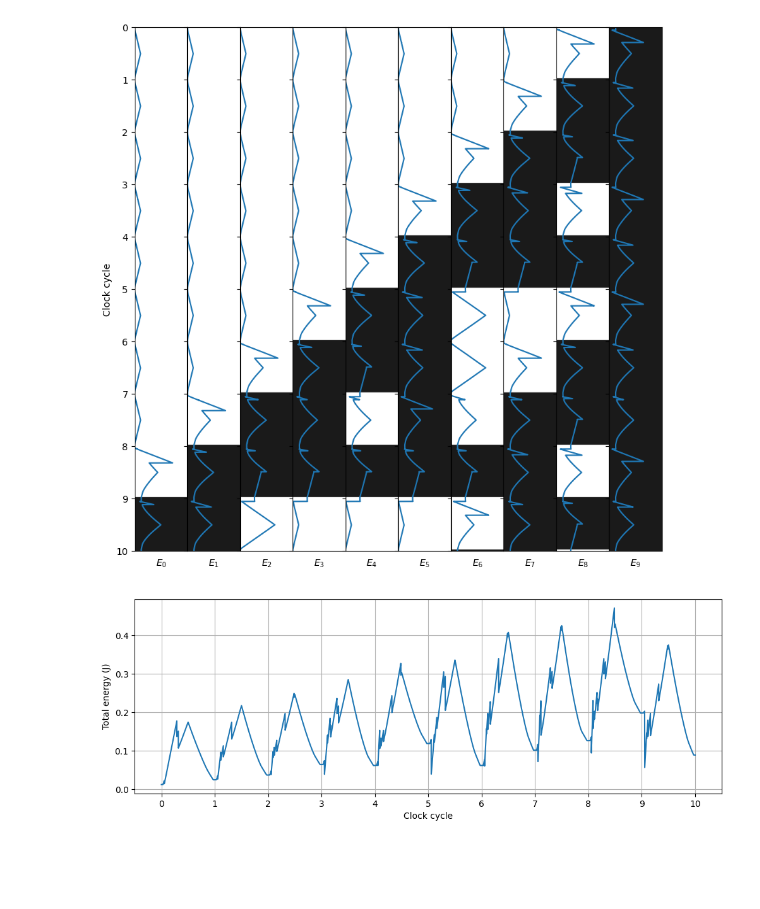
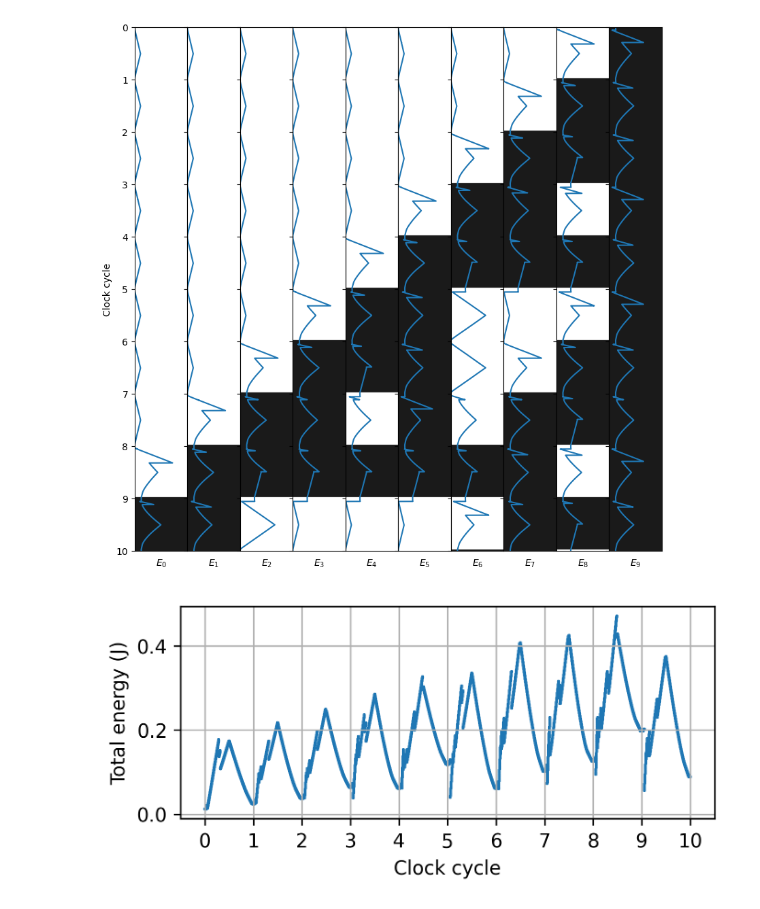
Before and after one commit to TheOneAndEoinlee/Thesis, a Jupyter notebook: Notebooks/PRBM_plotting_2.ipynb, the cells around one changed output. Cells and saved outputs as stored; diff of their text form; code cells hidden in the pictures; blank space fills up the shorter version.

```diff
--- a/Notebooks/PRBM_plotting_2.ipynb
+++ b/Notebooks/PRBM_plotting_2.ipynb
@@ -22,8 +22,9 @@ rule_dict = separable_rules()
 
 # params["tog_offset"]=1.4e-3
 #load results
-# with open(filename, 'rb') as f:
-#     results, y, t = pickle.load(f)
+filename = 'data/PRBM_2_110_10.pkl'
+with open(filename, 'rb') as f:
+    results, y, t = pickle.load(f)
 # %%
 config = [0]
 system = System(config,params)
@@ -50,7 +51,7 @@ config = [0]*n
 config[-1] = 1
 system = System(config,params)
 
-results, y, t = system.simulate_actuation(n_cycles=n)
+# results, y, t = system.simulate_actuation(n_cycles=n)
 # %%
 #pickle and save results
 filename = 'data/PRBM_2_110_10.pkl'
@@ -147,12 +144,12 @@ axes[0].set_ylabel('Clock cycle')
 Text(0, 0.5, 'Clock cycle')
 [figure]
 # %%
-fig = plt.figure(figsize=(12,4))
+fig = plt.figure(figsize=(5,2),dpi=150)
 ax = plt.axes()
-ax.plot(t,y['E'].sum(axis=0))
+ax.scatter(t,y['E'].sum(axis=0),marker=',',color='tab:blue',s=0.1)
 ax.set_xlabel('Clock cycle')
 ax.set_ylabel('Total energy (J)')
 ax.set_xticks(np.arange(0,n+1))
 ax.grid()
 # %% [output]
-[figure, old version]
+[figure, new version]
```
Also changed, not shown: parts of 10 cells of this notebook, 24 other files.
